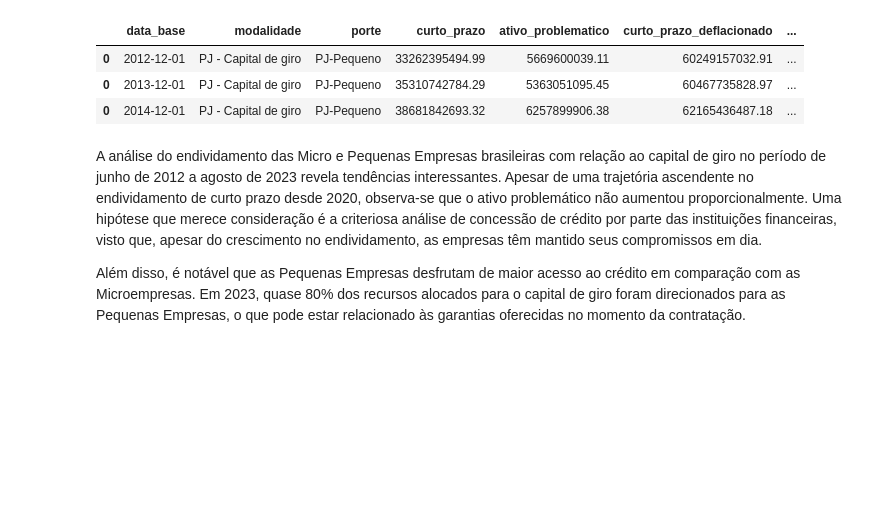
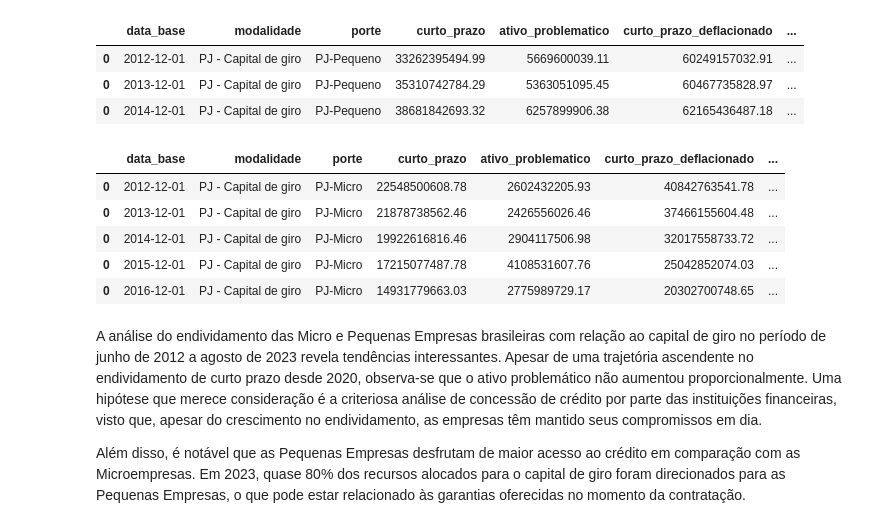
Before and after one commit to monitordoendividamento/monitor, a Jupyter notebook: PJ_micro_peq_problematico.ipynb, the cells around one changed output. Cells and saved outputs as stored; diff of their text form; code cells hidden in the pictures; blank space fills up the shorter version.

```diff
--- a/PJ_micro_peq_problematico.ipynb
+++ b/PJ_micro_peq_problematico.ipynb
@@ -175,3 +152,12 @@ import plotly.express as px
+# %%
+df_micro_peq_problematico.head(5)
+# %% [output]
+|  | data_base | modalidade | porte | curto_prazo | ativo_problematico | curto_prazo_deflacionado | ... |
+| 0 | 2012-12-01 | PJ - Capital de giro | PJ-Micro | 22548500608.78 | 2602432205.93 | 40842763541.78 | ... |
+| 0 | 2013-12-01 | PJ - Capital de giro | PJ-Micro | 21878738562.46 | 2426556026.46 | 37466155604.48 | ... |
+| 0 | 2014-12-01 | PJ - Capital de giro | PJ-Micro | 19922616816.46 | 2904117506.98 | 32017558733.72 | ... |
+| 0 | 2015-12-01 | PJ - Capital de giro | PJ-Micro | 17215077487.78 | 4108531607.76 | 25042852074.03 | ... |
+| 0 | 2016-12-01 | PJ - Capital de giro | PJ-Micro | 14931779663.03 | 2775989729.17 | 20302700748.65 | ... |
 # %% [markdown]
 A análise do endividamento das Micro e Pequenas Empresas brasileiras com relação ao capital de giro no período de junho de 2012 a agosto de 2023 revela tendências interessantes. Apesar de uma trajetória ascendente no endividamento de curto prazo desde 2020, observa-se que o ativo problemático não aumentou proporcionalmente. Uma hipótese que merece consideração é a criteriosa análise de concessão de crédito por parte das instituições financeiras, visto que, apesar do crescimento no endividamento, as empresas têm mantido seus compromissos em dia.
 
```
Also changed, not shown: parts of 11 cells of this notebook.
